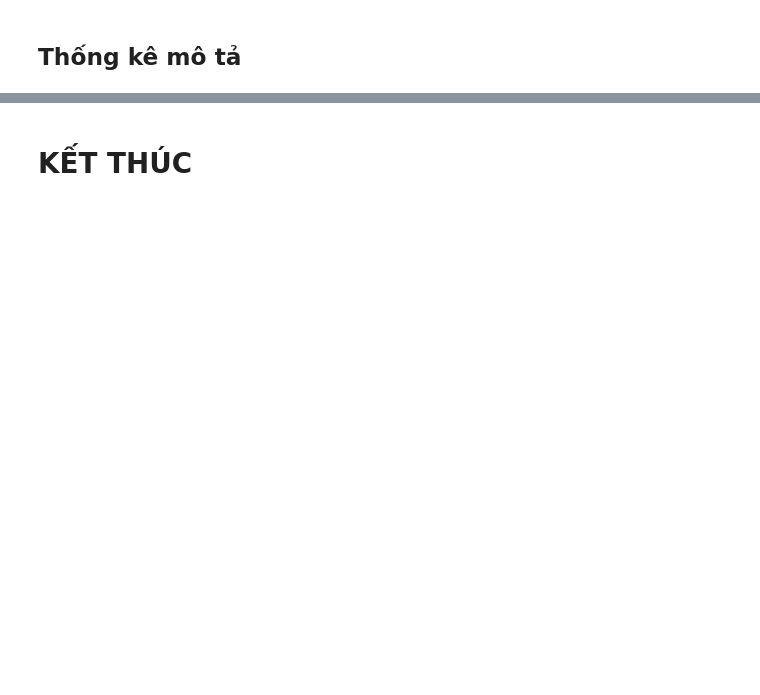
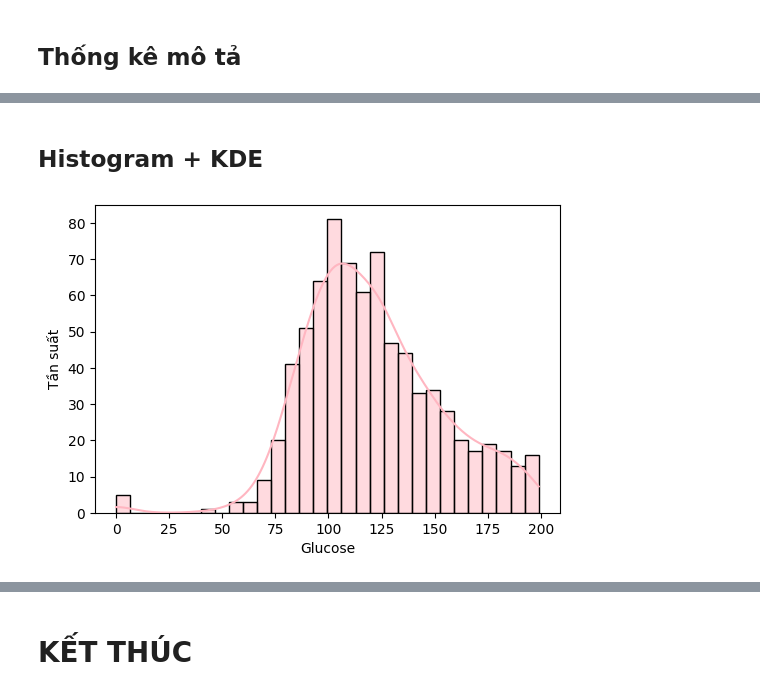
Before and after one commit to kvan185/demo_data_analytics, a Jupyter notebook: lesson3/Lab3.ipynb, the cells around one changed output, grey strips where cells are left out. Saved outputs shown, nothing was run; the diff lists cells and outputs as text; code cells hidden in the pictures; blank space fills up the shorter version.

```diff
--- a/lesson3/Lab3.ipynb
+++ b/lesson3/Lab3.ipynb
@@ -43,0 +107,6 @@ df.corr()
+# %%
+# Đổi tên biến
+column_names = ['Pregnancies', 'Glucose', 'BloodPressure', 'SkinThickness',
+                'Insulin', 'BMI', 'DiabetesPedigreeFunction', 'Age', 'Outcome']
+df.columns = column_names
+df.head()
@@ -43,0 +120,14 @@ df.corr()
+# %% [markdown]
+## Histogram + KDE
+# %%
+import seaborn as sns
+import matplotlib.pyplot as plt
+
+# nồng độ Gulcose
+plt.figure(figsize=(6,4))
+sns.histplot(df['Glucose'], kde=True, bins=30, color="lightpink")
+plt.xlabel('Glucose')
+plt.ylabel("Tần suất")
+plt.show()
+# %% [output]
+[figure, added]
```
Also changed, not shown: parts of 21 cells of this notebook.
